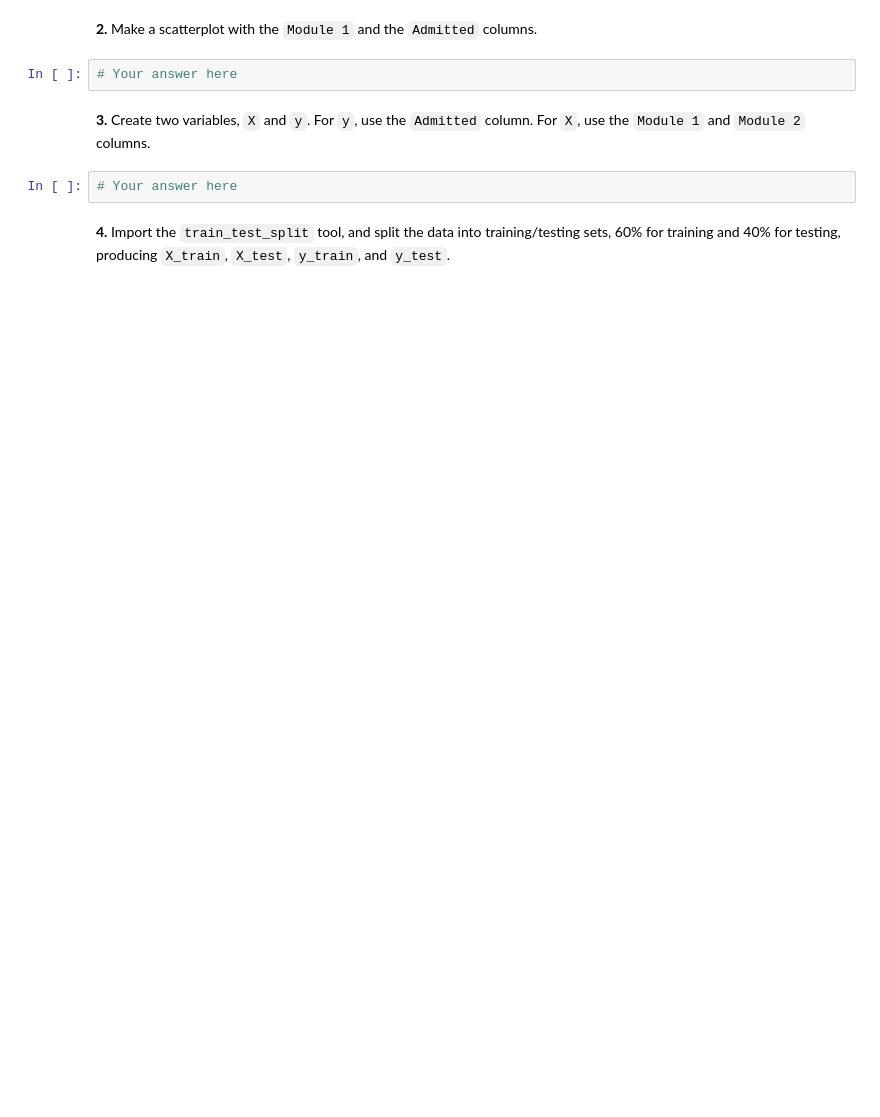
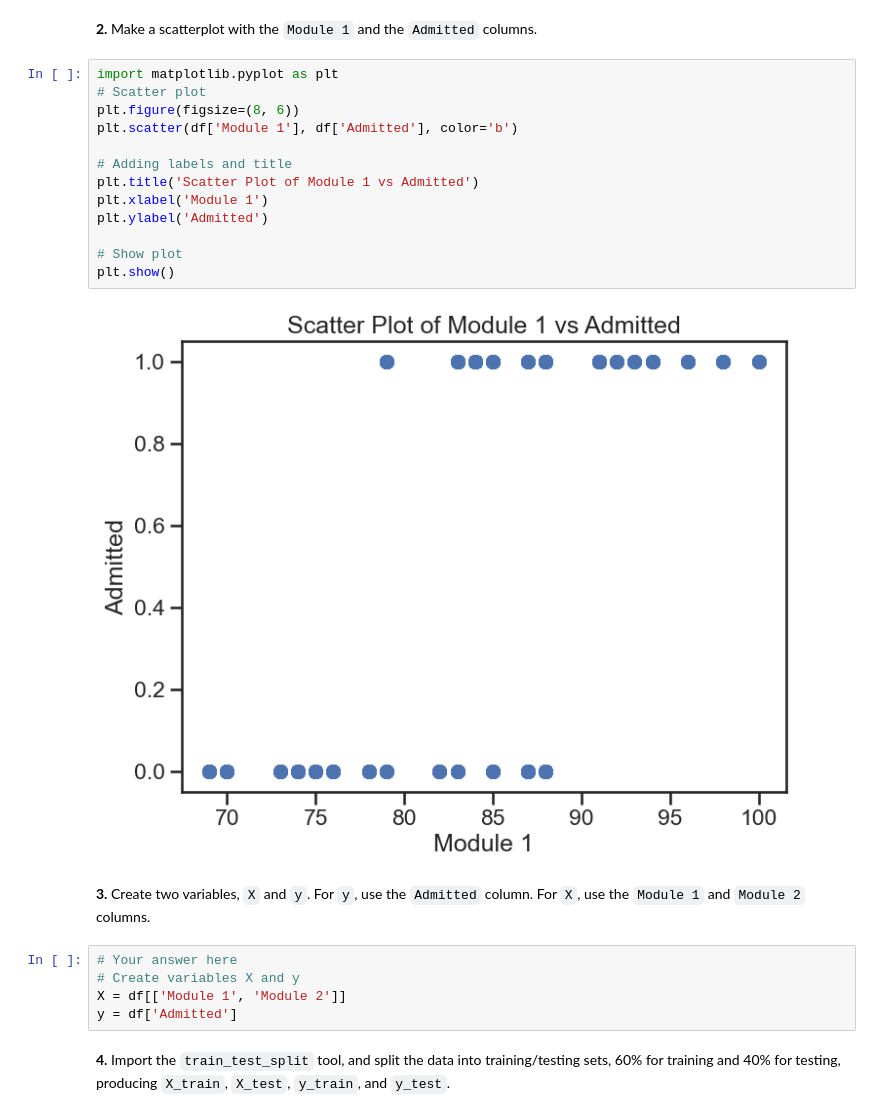
Before and after one commit to ol287/Learning-from-data, a Jupyter notebook: P3-Classifiers.ipynb, the cells around one changed output. Drawn from its saved outputs; the diff is of its cells as text; blank space fills up the shorter version.

```diff
--- a/P3-Classifiers.ipynb
+++ b/P3-Classifiers.ipynb
@@ -29,11 +36,27 @@ print(df.head())
 # %% [markdown]
 **2.** Make a scatterplot with the `Module 1` and the `Admitted` columns.
 # %%
-# Your answer here
+import matplotlib.pyplot as plt
+# Scatter plot
+plt.figure(figsize=(8, 6))
+plt.scatter(df['Module 1'], df['Admitted'], color='b')
+
+# Adding labels and title
+plt.title('Scatter Plot of Module 1 vs Admitted')
+plt.xlabel('Module 1')
+plt.ylabel('Admitted')
+
+# Show plot
+plt.show()
+# %% [output]
+[figure, added]
 # %% [markdown]
 **3.** Create two variables, `X` and `y`. For `y`, use the `Admitted` column. For `X`, use the `Module 1` and `Module 2` columns.
 # %%
 # Your answer here
+# Create variables X and y
+X = df[['Module 1', 'Module 2']]
+y = df['Admitted']
 # %% [markdown]
 **4.** Import the `train_test_split` tool, and split the data into training/testing sets, 60% for training and 40% for testing, producing `X_train`, `X_test`, `y_train`, and `y_test`.
 # %%
```
Also changed, not shown: parts of 12 cells of this notebook, 2 other files.
